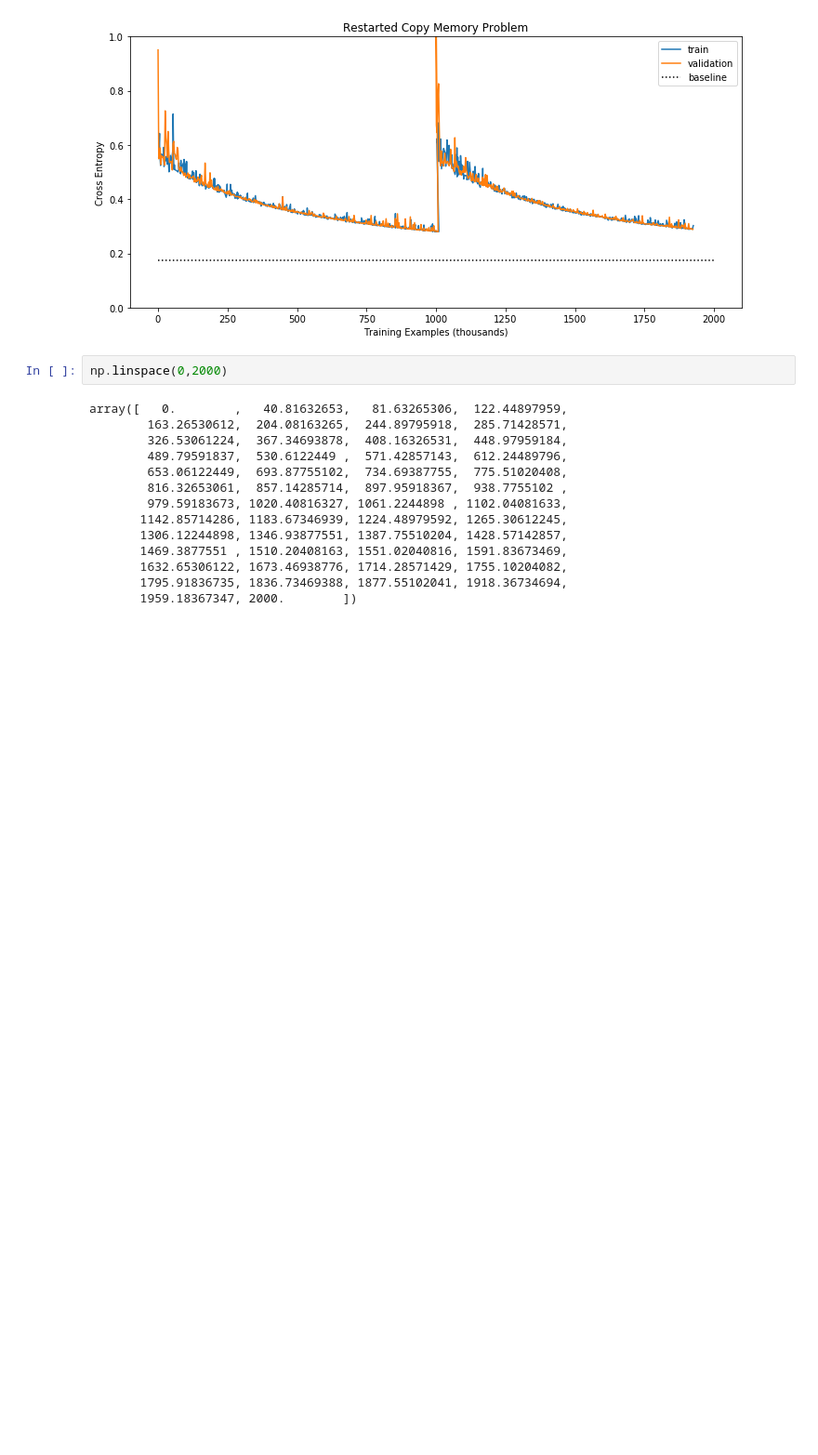
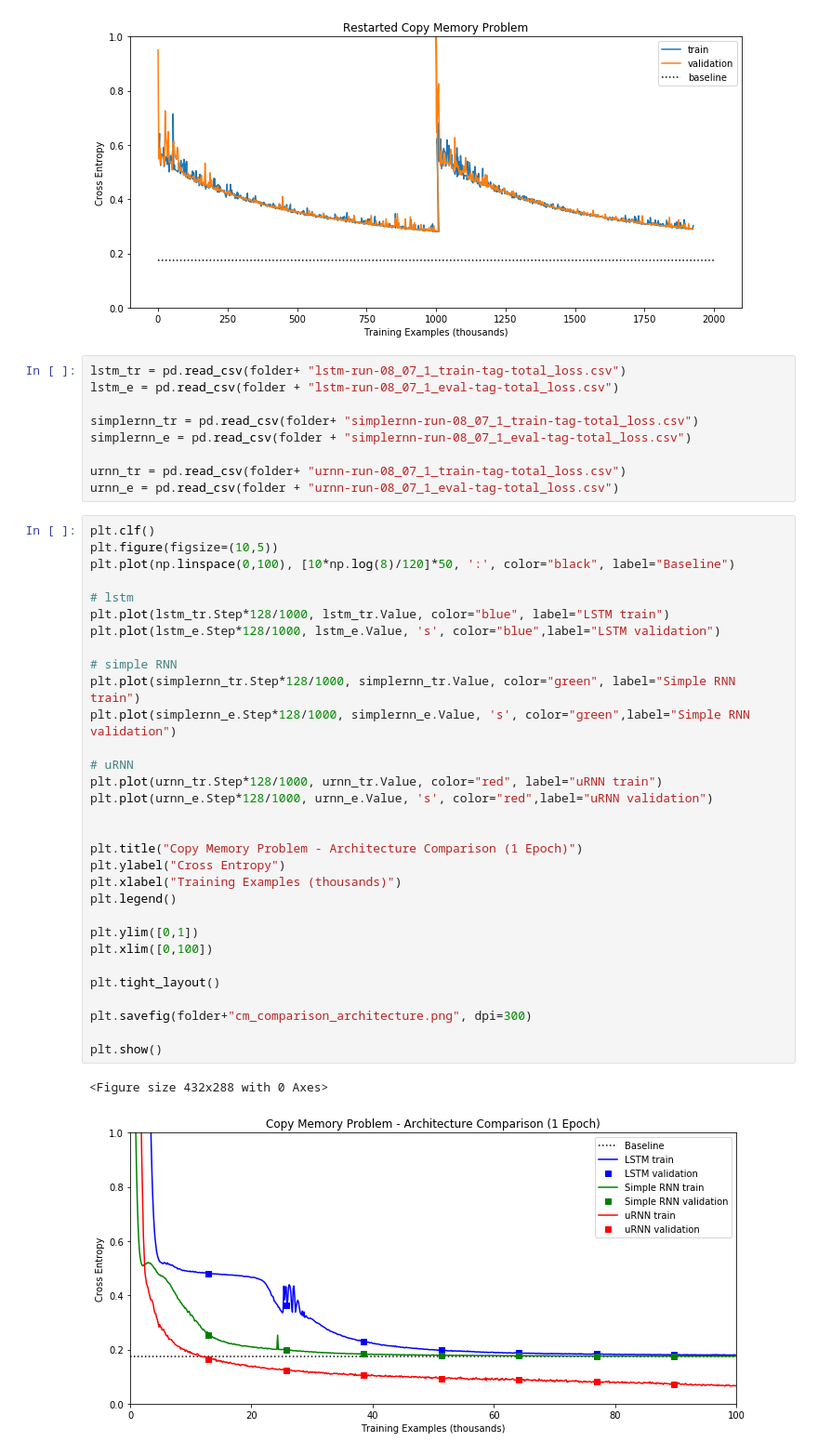
Before and after one commit to heidimhurst/oxdiss, a Jupyter notebook: processing/aug6-figs.ipynb, the cells around one changed output. Shown: that part at 93% size. Cells and saved outputs as stored; diff of their text form; blank space fills up the shorter version.

```diff
--- a/processing/aug6-figs.ipynb
+++ b/processing/aug6-figs.ipynb
@@ -45,19 +47,46 @@ plt.savefig(folder+"restarted_memory_examples.png", dpi=300)
 plt.show()
 # %% [output]
 [figure]
-# %%
-np.linspace(0,2000)
-# %% [output]
-array([   0.        ,   40.81632653,   81.63265306,  122.44897959,
-        163.26530612,  204.08163265,  244.89795918,  285.71428571,
-        326.53061224,  367.34693878,  408.16326531,  448.97959184,
-        489.79591837,  530.6122449 ,  571.42857143,  612.24489796,
-        653.06122449,  693.87755102,  734.69387755,  775.51020408,
-        816.32653061,  857.14285714,  897.95918367,  938.7755102 ,
-        979.59183673, 1020.40816327, 1061.2244898 , 1102.04081633,
-       1142.85714286, 1183.67346939, 1224.48979592, 1265.30612245,
-       1306.12244898, 1346.93877551, 1387.75510204, 1428.57142857,
-       1469.3877551 , 1510.20408163, 1551.02040816, 1591.83673469,
-       1632.65306122, 1673.46938776, 1714.28571429, 1755.10204082,
-       1795.91836735, 1836.73469388, 1877.55102041, 1918.36734694,
-       1959.18367347, 2000.        ])
+# %%
+lstm_tr = pd.read_csv(folder+ "lstm-run-08_07_1_train-tag-total_loss.csv")
+lstm_e = pd.read_csv(folder + "lstm-run-08_07_1_eval-tag-total_loss.csv")
+
+simplernn_tr = pd.read_csv(folder+ "simplernn-run-08_07_1_train-tag-total_loss.csv")
+simplernn_e = pd.read_csv(folder + "simplernn-run-08_07_1_eval-tag-total_loss.csv")
+
+urnn_tr = pd.read_csv(folder+ "urnn-run-08_07_1_train-tag-total_loss.csv")
+urnn_e = pd.read_csv(folder + "urnn-run-08_07_1_eval-tag-total_loss.csv")
+# %%
+plt.clf()
+plt.figure(figsize=(10,5))
+plt.plot(np.linspace(0,100), [10*np.log(8)/120]*50, ':', color="black", label="Baseline")
+
+# lstm
+plt.plot(lstm_tr.Step*128/1000, lstm_tr.Value, color="blue", label="LSTM train")
+plt.plot(lstm_e.Step*128/1000, lstm_e.Value, 's', color="blue",label="LSTM validation")
+
+# simple RNN
+plt.plot(simplernn_tr.Step*128/1000, simplernn_tr.Value, color="green", label="Simple RNN train")
+plt.plot(simplernn_e.Step*128/1000, simplernn_e.Value, 's', color="green",label="Simple RNN validation")
+
+# uRNN
+plt.plot(urnn_tr.Step*128/1000, urnn_tr.Value, color="red", label="uRNN train")
+plt.plot(urnn_e.Step*128/1000, urnn_e.Value, 's', color="red",label="uRNN validation")
+
+
+plt.title("Copy Memory Problem - Architecture Comparison (1 Epoch)")
+plt.ylabel("Cross Entropy")
+plt.xlabel("Training Examples (thousands)")
+plt.legend()
+
+plt.ylim([0,1])
+plt.xlim([0,100])
+
+plt.tight_layout()
+
+plt.savefig(folder+"cm_comparison_architecture.png", dpi=300)
+
+plt.show()
+# %% [output]
+<Figure size 432x288 with 0 Axes>
+[figure, added]
```
Also changed, not shown: parts of 5 cells of this notebook, 2 other files.
